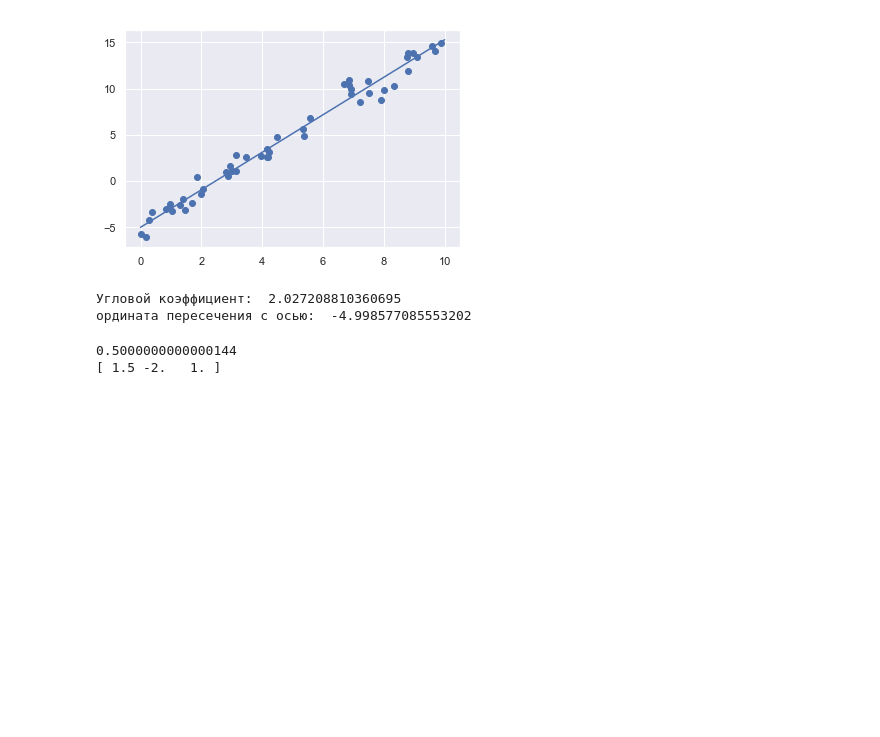
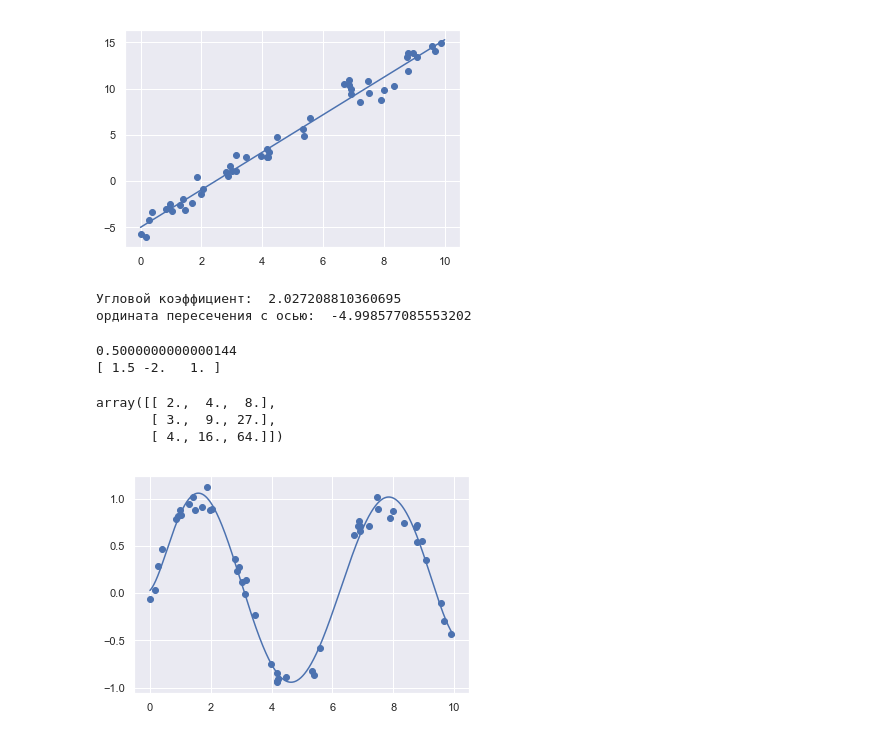
Before and after one commit to KartnDev/Python-Templates, a Jupyter notebook: DataScience/note5.ipynb, the cells around one changed output. Drawn from its saved outputs; the diff is of its cells as text; code cells hidden in the pictures; blank space fills up the shorter version.

```diff
--- a/DataScience/note5.ipynb
+++ b/DataScience/note5.ipynb
@@ -41,3 +41,28 @@ print(model.coef_)
 # %% [output]
 0.5000000000000144
 [ 1.5 -2.   1. ]
+# %%
+from sklearn.preprocessing import PolynomialFeatures
+x = np.array([2, 3, 4])
+poly = PolynomialFeatures(3, include_bias=False)
+poly.fit_transform(x[:, None])
+# %% [output]
+array([[ 2.,  4.,  8.],
+       [ 3.,  9., 27.],
+       [ 4., 16., 64.]])
+# %%
+#полиномиальная модель 7ого порядка
+from sklearn.pipeline import make_pipeline
+poly_model = make_pipeline(PolynomialFeatures(7), LinearRegression())
+# %%
+rng = np.random.RandomState(1)
+x = 10 * rng.rand(50)
+y = np.sin(x) + 0.1 * rng.randn(50)
+
+poly_model.fit(x[:, np.newaxis], y)
+yfit = poly_model.predict(xfit[:, np.newaxis])
+
+plt.scatter(x, y)
+plt.plot(xfit, yfit);
+# %% [output]
+[figure, added]
```
Also changed, not shown: parts of 5 cells of this notebook.
